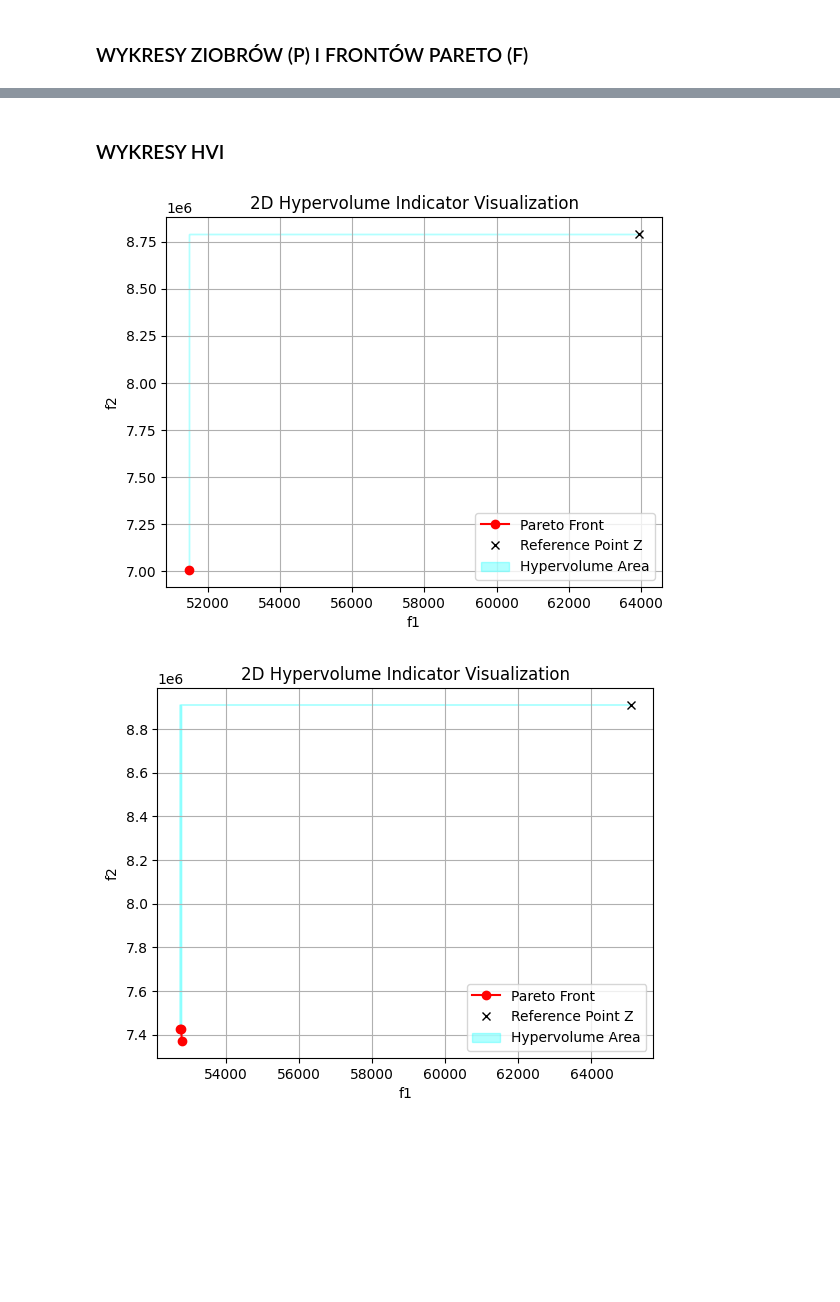
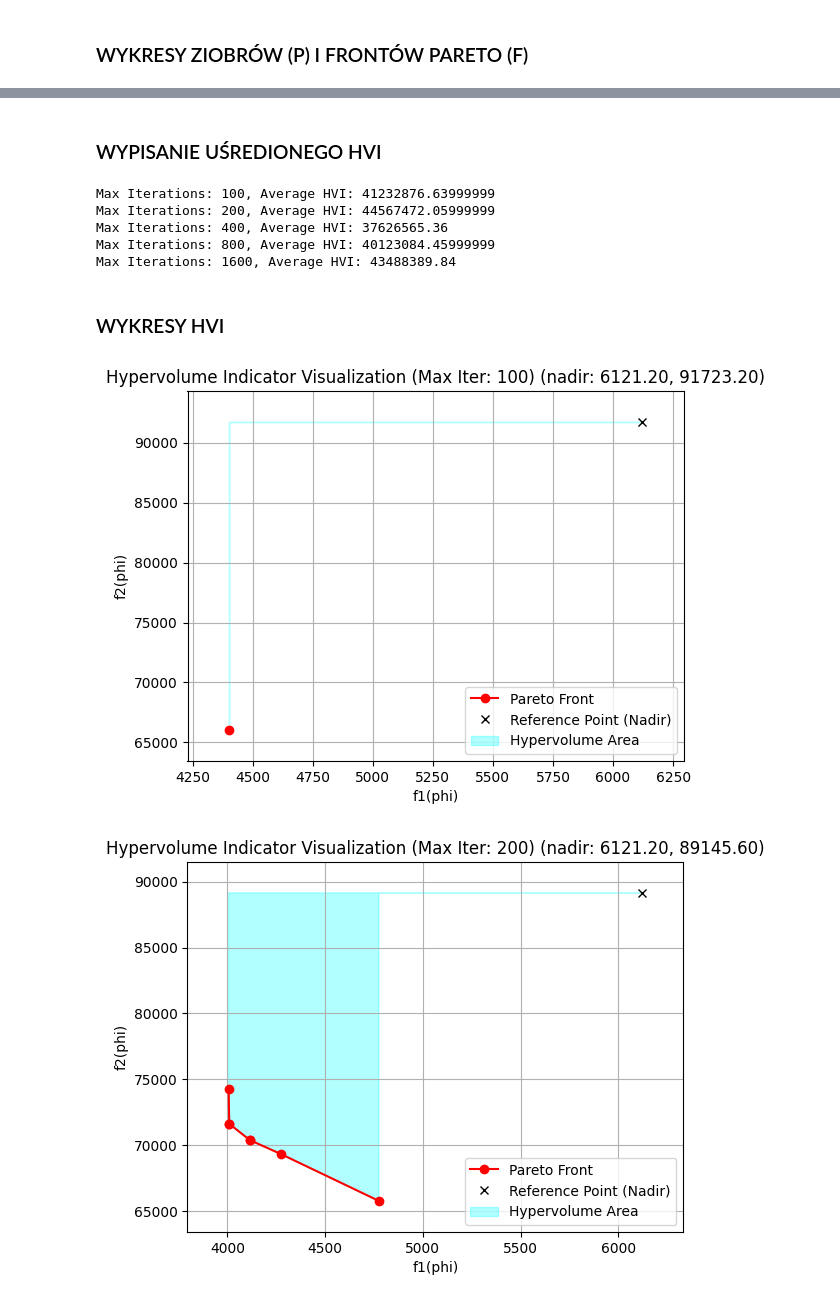
Before and after one commit to CenturionTheMan/OptimizationLabs, a Jupyter notebook: lab7/zad.ipynb, the cells around one changed output, grey strips where cells are left out. Saved outputs shown, nothing was run; the diff lists cells and outputs as text; code cells hidden in the pictures; blank space fills up the shorter version.

```diff
--- a/lab7/zad.ipynb
+++ b/lab7/zad.ipynb
@@ -21,7 +21,7 @@ import pickle
 seed = 42
 np.random.seed(seed)
 random.seed(seed)
-INPUT_SIZE = 500
+INPUT_SIZE = 100
 
 random_gen = RandomNumberGenerator2(seedVaule=seed) # type: ignore
 p, d = random_gen.generate_input(INPUT_SIZE)
@@ -231,8 +180,8 @@ for iters, F, P in results:
                 s=50, edgecolor='red', linewidth=1.5, marker='o')
     plt.plot(sorted_F[:, 0], sorted_F[:, 1], color='red', linestyle='-', linewidth=2)
 
-    plt.xlabel('Criterion 1')  # or adjust if plotting other criteria
-    plt.ylabel('Criterion 2')
+    plt.xlabel('f1(phi)')  # or adjust if plotting other criteria
+    plt.ylabel('f2(phi)')  # or adjust if plotting other criteria
     plt.title(f'Pareto Front and All Points (max_iters={iters})')
     plt.legend()
     plt.grid(True)
@@ -246,45 +230,80 @@ for iters, F, P in results:
+# %% [markdown]
+### WYPISANIE UŚREDIONEGO HVI
+# %%
+hvi_results = []
+for i, repeats_for_one_iter in enumerate(results_for_hvi):
+    z1, z2, hvi_list, average_hvi = compute_hvi_for_single_max_iter(repeats_for_one_iter)
+
+    hvi_results.append((max_iters[i], z1, z2, hvi_list, average_hvi))
+
+    print(f"Max Iterations: {max_iters[i]}, Average HVI: {average_hvi}")
+# %% [output]
+Max Iterations: 100, Average HVI: 41232876.63999999
+Max Iterations: 200, Average HVI: 44567472.05999999
+Max Iterations: 400, Average HVI: 37626565.36
+Max Iterations: 800, Average HVI: 40123084.45999999
+Max Iterations: 1600, Average HVI: 43488389.84
 # %% [markdown]
 ### WYKRESY HVI
 # %%
-def plot_hvi_area(pareto_front, reference_point):
+def plot_hvi_area(pareto_front, reference_point, max_iter: str):
     # Sort front by f1 ascending to ensure proper polygon shape
     front = sorted(pareto_front, key=lambda x: x[0])
 
     # Extract coordinates
     f1_vals = [p[0] for p in front]
     f2_vals = [p[1] for p in front]
 
-    # Build polygon points: start at reference point,
-    # go up vertically to last f2, then along front, then down vertically to reference
+    # Build polygon points
     polygon_points = []
     polygon_points.append(reference_point)
-    polygon_points.append([front[0][0], reference_point[1]])  # drop vertically from ref to front start
+    polygon_points.append([front[0][0], reference_point[1]])
     polygon_points.extend(front)
-    polygon_points.append([front[-1][0], reference_point[1]])  # drop vertically down at end
-    polygon_points.append(reference_point)  # close polygon
-
+    polygon_points.append([front[-1][0], reference_point[1]])
+    polygon_points.append(reference_point)
     polygon_points = np.array(polygon_points)
 
     # Plot front points
     plt.plot(f1_vals, f2_vals, 'ro-', label='Pareto Front')
 
     # Plot reference point
-    plt.plot(reference_point[0], reference_point[1], 'kx', label='Reference Point Z')
+    plt.plot(reference_point[0], reference_point[1], 'kx', label='Reference Point (Nadir)')
 
     # Fill hypervolume area
     plt.fill(polygon_points[:, 0], polygon_points[:, 1], color='cyan', alpha=0.3, label='Hypervolume Area')
 
-    plt.xlabel('f1')
-    plt.ylabel('f2')
-    plt.title('2D Hypervolume Indicator Visualization')
+    # Calculate plot limits to zoom in around front and reference point
+    padding_ratio = 0.1  # 10% padding
+
+    min_f1 = min(min(f1_vals), reference_point[0])
+    max_f1 = max(max(f1_vals), reference_point[0])
+    f1_range = max_f1 - min_f1
+    x_min = min_f1 - padding_ratio * f1_range
+    x_max = max_f1 + padding_ratio * f1_range
+
+    min_f2 = min(min(f2_vals), reference_point[1])
+    max_f2 = max(max(f2_vals), reference_point[1])
+    f2_range = max_f2 - min_f2
+    y_min = min_f2 - padding_ratio * f2_range
+    y_max = max_f2 + padding_ratio * f2_range
+
+    plt.xlim(x_min, x_max)
+    plt.ylim(y_min, y_max)
+
+    # Labels and title
+    plt.xlabel('f1(phi)')
+    plt.ylabel('f2(phi)')
+    title = 'Hypervolume Indicator Visualization'
+    title += f' (Max Iter: {max_iter}) (nadir: {reference_point[0]:.2f}, {reference_point[1]:.2f})'
+    plt.title(title)
+
     plt.legend()
     plt.grid(True)
     plt.show()
-
 for max_iter, z1, z2, hvi_list, average_hvi in hvi_results:
     i = max_iters.index(max_iter)
     pareto_front = results_for_hvi[i][0][1]
-    plot_hvi_area(pareto_front, [z1, z2])
+    plot_hvi_area(pareto_front, [z1, z2], max_iter=max_iter)
 # %% [output]
-[figure, old version]
+[figure, new version]
-[figure, old version]
+[figure, new version]
```
Also changed, not shown: parts of 8 cells of this notebook, 8 other files.
